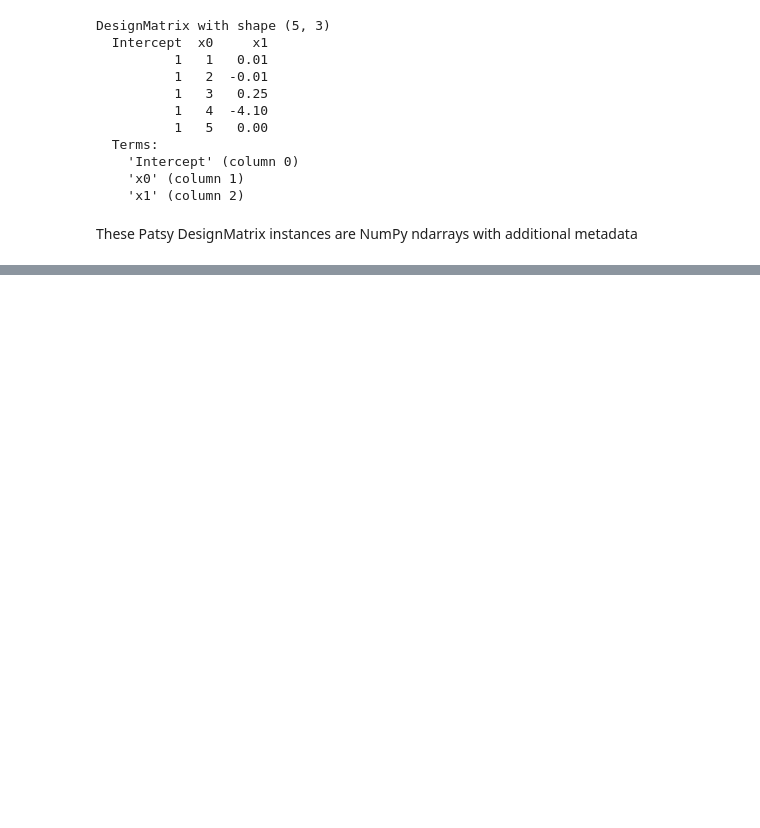
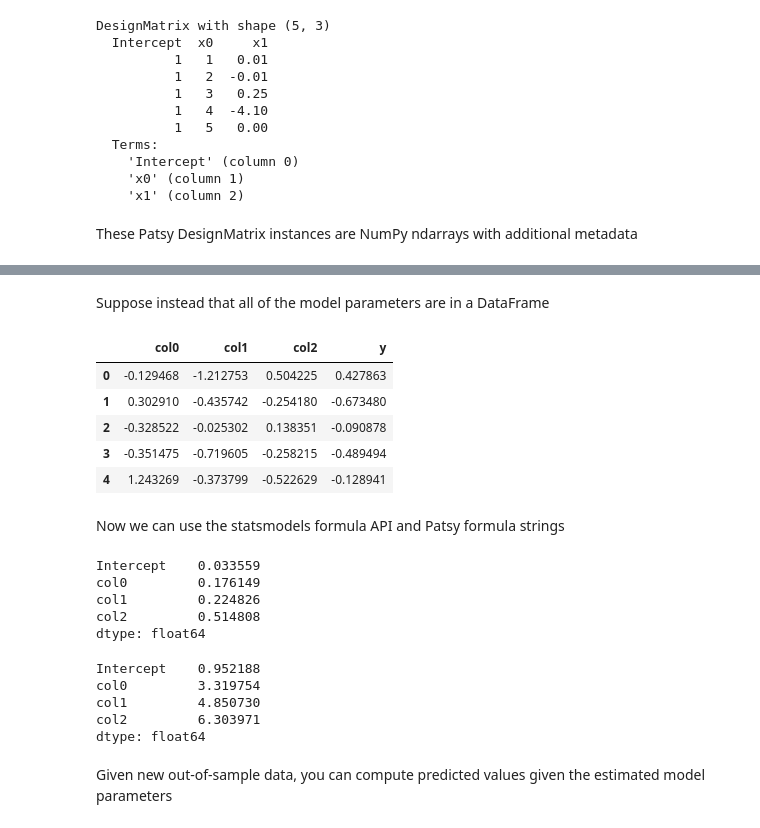
Before and after one commit to Gakun/python_for_data_analysis, a Jupyter notebook: CH13 - Introduction to Modeling Libraries in Python.ipynb, the cells around one changed output, grey strips where cells are left out. Cells and saved outputs as stored; diff of their text form; code cells hidden in the pictures; blank space fills up the shorter version.

```diff
--- a/CH13 - Introduction to Modeling Libraries in Python.ipynb
+++ b/CH13 - Introduction to Modeling Libraries in Python.ipynb
@@ -165,0 +446,9 @@ These Patsy DesignMatrix instances are NumPy ndarrays with additional metadata
+# %%
+N = 100
+X = np.c_[dnorm(0, 0.4, size=N),
+          dnorm(0, 0.6, size=N),
+          dnorm(0, 0.2, size=N)]
+eps = dnorm(0, 0.1, size=N)
+beta = [0.1, 0.3, 0.5]
+# %%
+y = np.dot(X, beta) + eps
@@ -165,0 +513,17 @@ These Patsy DesignMatrix instances are NumPy ndarrays with additional metadata
+# %% [markdown]
+Suppose instead that all of the model parameters are in a DataFrame
+# %%
+data = pd.DataFrame(X, columns=['col0', 'col1', 'col2'])
+# %%
+data['y'] = y
+# %%
+data.head()
+# %% [output]
+|  | col0 | col1 | col2 | y |
+| 0 | -0.129468 | -1.212753 | 0.504225 | 0.427863 |
+| 1 | 0.302910 | -0.435742 | -0.254180 | -0.673480 |
+| 2 | -0.328522 | -0.025302 | 0.138351 | -0.090878 |
+| 3 | -0.351475 | -0.719605 | -0.258215 | -0.489494 |
+| 4 | 1.243269 | -0.373799 | -0.522629 | -0.128941 |
+# %% [markdown]
+Now we can use the statsmodels formula API and Patsy formula strings
@@ -165,0 +532,18 @@ These Patsy DesignMatrix instances are NumPy ndarrays with additional metadata
+# %%
+results.params
+# %% [output]
+Intercept    0.033559
+col0         0.176149
+col1         0.224826
+col2         0.514808
+dtype: float64
+# %%
+results.tvalues
+# %% [output]
+Intercept    0.952188
+col0         3.319754
+col1         4.850730
+col2         6.303971
+dtype: float64
+# %% [markdown]
+Given new out-of-sample data, you can compute predicted values given the estimated model parameters
```
Also changed, not shown: parts of 70 cells of this notebook, 2 other files.
